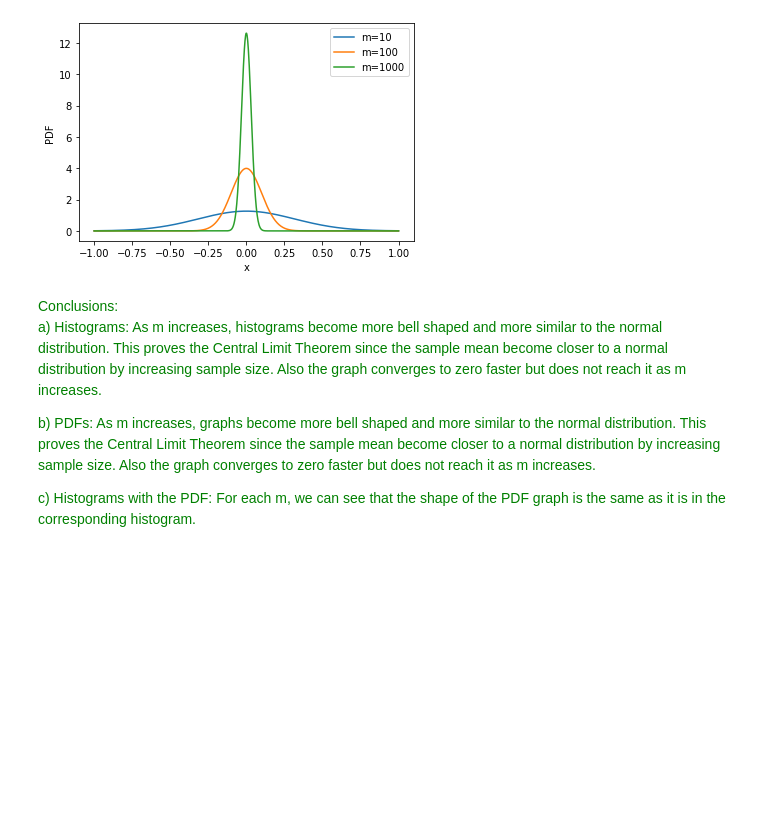
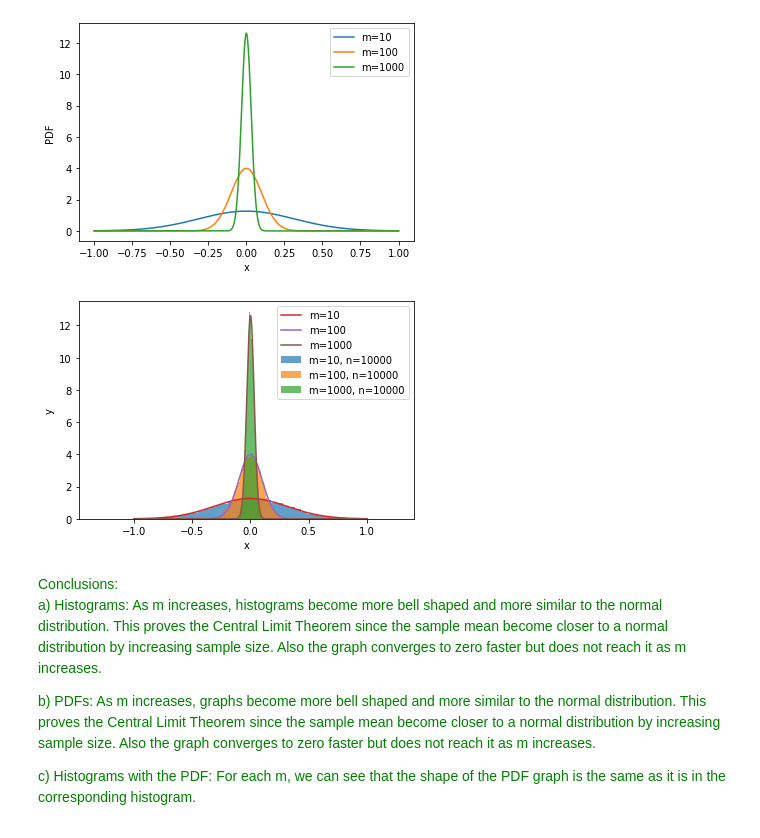
Before and after one commit to kianahs/Statistics, a Jupyter notebook: LAB2/Stats_Lab2.ipynb, the cells around one changed output. Drawn from its saved outputs; the diff is of its cells as text; code cells hidden in the pictures; blank space fills up the shorter version.

```diff
--- a/LAB2/Stats_Lab2.ipynb
+++ b/LAB2/Stats_Lab2.ipynb
@@ -152,6 +144,30 @@ plt.legend()
 plt.show()
 # %% [output]
 [figure]
+# %%
+m_values = [10,100,1000]
+n = 10000
+
+for m in m_values:
+
+    plt.hist(sample_mean(m, n), bins=50, density=True, alpha=0.7,
+             label='m={}, n={}'.format(m,n))
+
+
+
+x = np.linspace(-1, 1, 1000)
+
+for m in [10, 100, 1000]:
+
+    pdf_values = list(map(lambda i: sample_mean_distribution(m).pdf(i), x))
+    plt.plot(x, pdf_values, label='m={}'.format(m))
+
+plt.xlabel("x")
+plt.ylabel("y")
+plt.legend()
+plt.show()
+# %% [output]
+[figure, added]
 # %% [markdown]
 <font color='green'>
 Conclusions:
```
Also changed, not shown: parts of 8 cells of this notebook.
